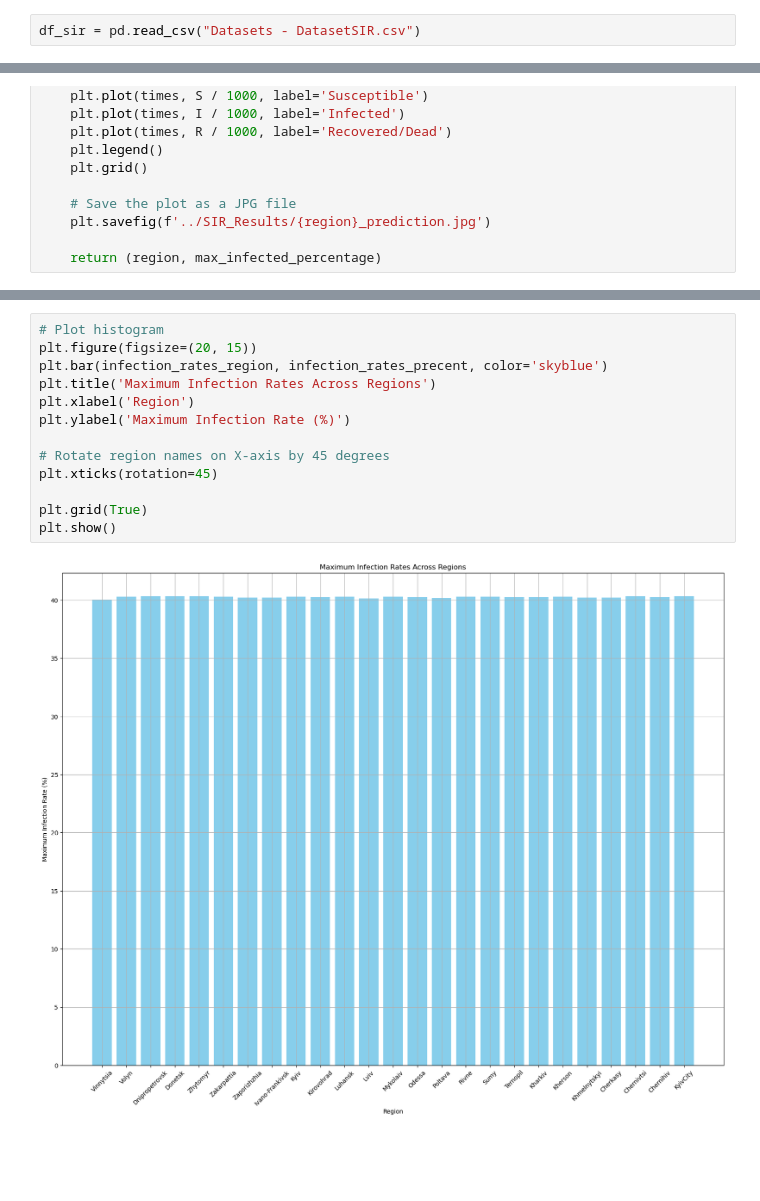
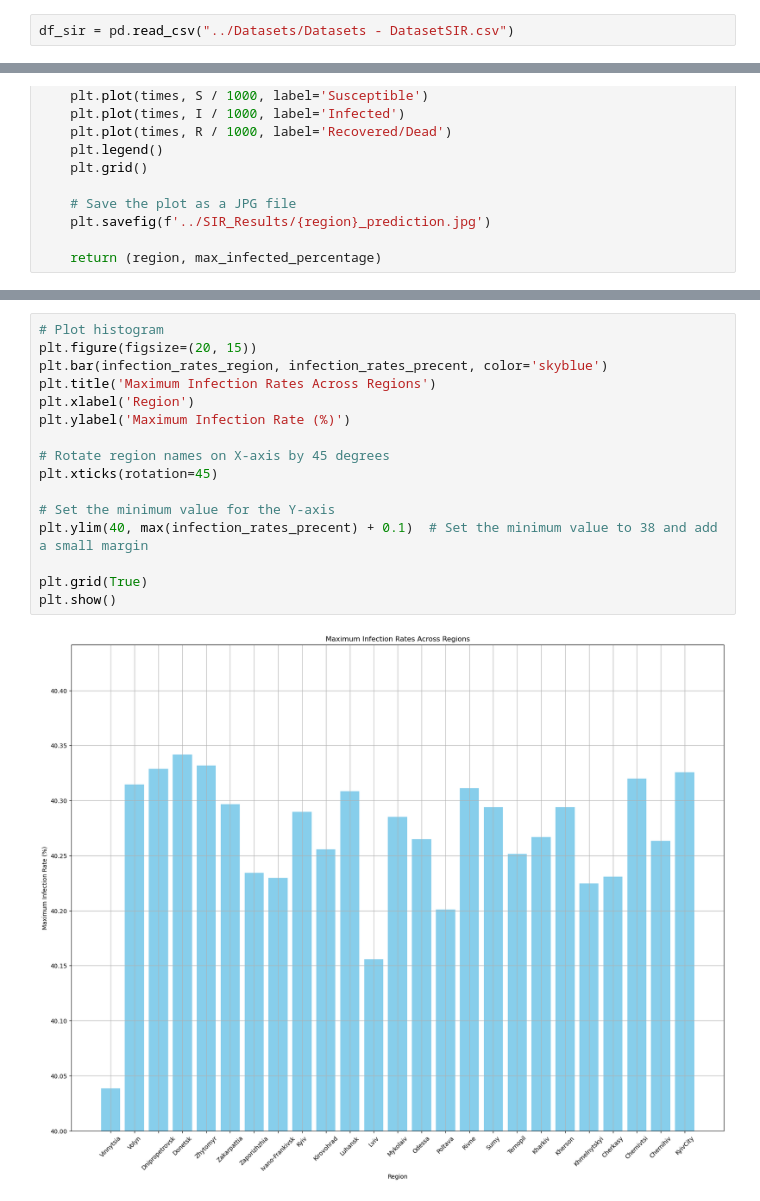
Before and after one commit to rDrayBen/CourseWorkML, a Jupyter notebook: Code/Full_Code.ipynb, the cells around one changed output, grey strips where cells are left out. Saved outputs shown, nothing was run; the diff lists cells and outputs as text; blank space fills up the shorter version.

Commit message:
Added some changes to results visualisations and changed report additional materials to a proper form

```diff
--- a/Code/Full_Code.ipynb
+++ b/Code/Full_Code.ipynb
@@ -280,7 +281,7 @@ plot_learning_curve(model=model, X=X_train, y=y_train, train_sizes=train_sizes)
 # %% [markdown]
 # Data preprocessing for SIR
 # %%
-df_sir = pd.read_csv("Datasets - DatasetSIR.csv")
+df_sir = pd.read_csv("../Datasets/Datasets - DatasetSIR.csv")
 # %%
 df_sir
 # %% [output]
@@ -478,15 +455,18 @@ Maximum number of infected people in 700 days for region KyivCity: 1173876.19726
 # %%
 # Plot histogram
 plt.figure(figsize=(20, 15))
 plt.bar(infection_rates_region, infection_rates_precent, color='skyblue')
 plt.title('Maximum Infection Rates Across Regions')
 plt.xlabel('Region')
 plt.ylabel('Maximum Infection Rate (%)')
 
 # Rotate region names on X-axis by 45 degrees
 plt.xticks(rotation=45)
 
+# Set the minimum value for the Y-axis
+plt.ylim(40, max(infection_rates_precent) + 0.1)  # Set the minimum value to 38 and add a small margin
+
 plt.grid(True)
 plt.show()
 # %% [output]
-[figure, old version]
+[figure, new version]
```
Also changed, not shown: parts of 7 cells of this notebook, 8 other files.
